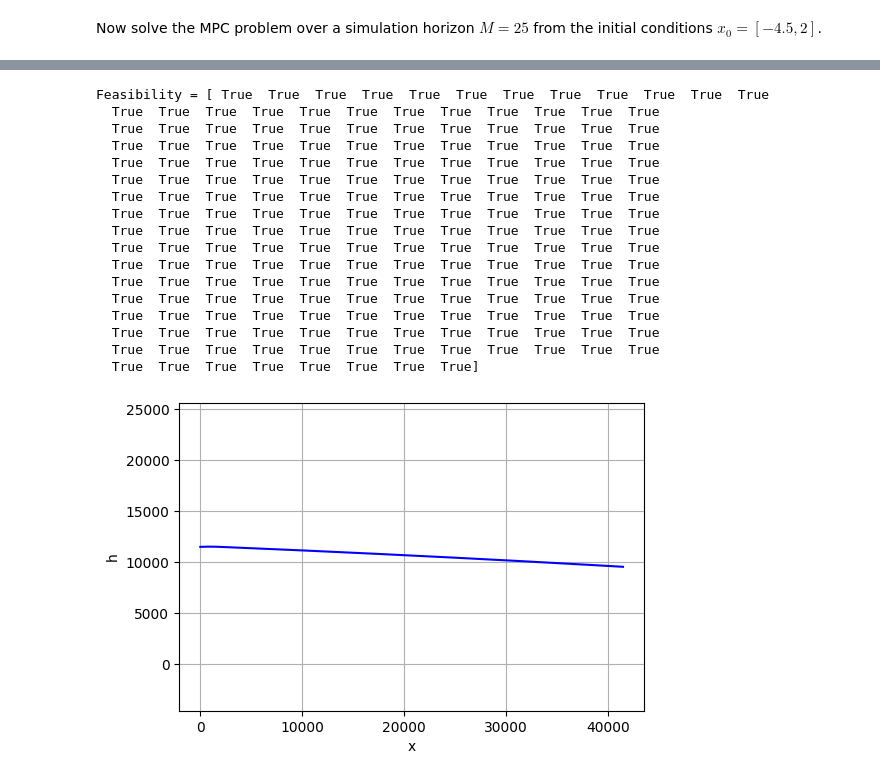
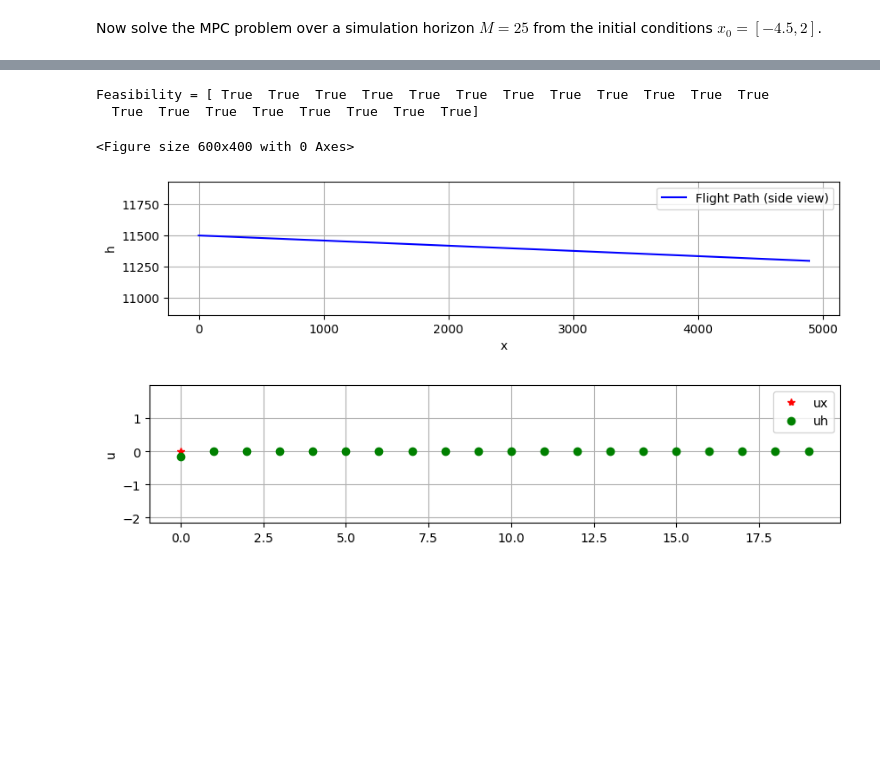
Before and after one commit to waynechu1109/ME-C231A-Final-Project, a Jupyter notebook: ME_C231A_Final_Project.ipynb, the cells around one changed output, grey strips where cells are left out. Drawn from its saved outputs; the diff is of its cells as text; code cells hidden in the pictures; blank space fills up the shorter version.

```diff
--- a/ME_C231A_Final_Project.ipynb
+++ b/ME_C231A_Final_Project.ipynb
@@ -361,8 +361,18 @@ N = 3
 # uL = -0.5
 # uU = -uL
 
+# States constraints:
+# xmax = 50000
+# xmin = 0
+# hmax = 12000
+# hmin = 9000
+# vxmax = 268.54
+# vxmin = 63.28
+# vhmax = 15.24
+# vhmin = -10.16
+
 # initial states
-x0 = np.array([0, 11500, 250, 10]).T    # h = 9000~12000 (m)
+x0 = np.array([0, 11500, 250, -10]).T    # h = 9000~12000 (m)
 
 # reference states
 xref = np.array([10000, 9000, 200, 13]).T # don't care
@@ -409,53 +419,50 @@ nu = np.size(B, 1)
 
 # nx = 2, nu = 1
 
-M = 200   # Simulation time
+M = 20   # Simulation time
 
 xOpt = np.zeros((nx, M+1))
 uOpt = np.zeros((nu, M))
 xOpt[:, 0] = x0.reshape(nx, )
 
 xPred = np.zeros((nx, N+1, M))
 
 feas = np.zeros((M, ), dtype=bool)
 
 fig = plt.figure(figsize=(6, 4))
 for t in range(M):
     [model, feas[t], x, u, J] = solve_cftoc(A, B, P, Q, R, N, xOpt[:, t], xref, Af, bf)
 
     if not feas[t]:
         xOpt = []
         uOpt = []
         break
 
     xOpt[:, t+1] = x[:, 1]
     uOpt[:, t] = u[:, 0].reshape(nu, )
 
 
 print('Feasibility =', feas)
 
+fig = plt.figure(figsize=(10, 2))
 line2 = plt.plot(xOpt[0, :], xOpt[1, :], 'b-')
 plt.xlabel('x')
 plt.ylabel('h')
 plt.legend(['Flight Path (side view)'])
 plt.axis('equal')
 plt.grid()
+
+fig = plt.figure(figsize=(10, 2))
+line3 = plt.plot(uOpt[0, :], 'r*')
+line4 = plt.plot(uOpt[1, :], 'go')
+plt.ylabel('M')
+plt.ylabel('u')
+plt.legend(['ux', 'uh'])
+plt.axis('equal')
+plt.grid()
 # %% [output]
 Feasibility = [ True  True  True  True  True  True  True  True  True  True  True  True
-  True  True  True  True  True  True  True  True  True  True  True  True
-  True  True  True  True  True  True  True  True  True  True  True  True
-  True  True  True  True  True  True  True  True  True  True  True  True
-  True  True  True  True  True  True  True  True  True  True  True  True
-  True  True  True  True  True  True  True  True  True  True  True  True
-  True  True  True  True  True  True  True  True  True  True  True  True
-  True  True  True  True  True  True  True  True  True  True  True  True
-  True  True  True  True  True  True  True  True  True  True  True  True
-  True  True  True  True  True  True  True  True  True  True  True  True
-  True  True  True  True  True  True  True  True  True  True  True  True
-  True  True  True  True  True  True  True  True  True  True  True  True
-  True  True  True  True  True  True  True  True  True  True  True  True
-  True  True  True  True  True  True  True  True  True  True  True  True
-  True  True  True  True  True  True  True  True  True  True  True  True
-  True  True  True  True  True  True  True  True  True  True  True  True
   True  True  True  True  True  True  True  True]
+<Figure size 600x400 with 0 Axes>
-[figure, old version]
+[figure, new version]
+[figure, added]
```
Also changed, not shown: parts of 1 cell of this notebook.
